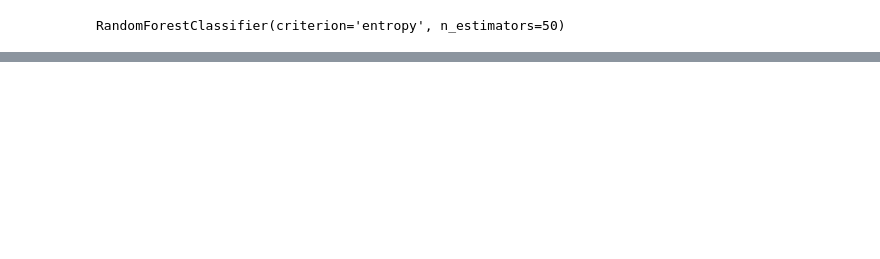
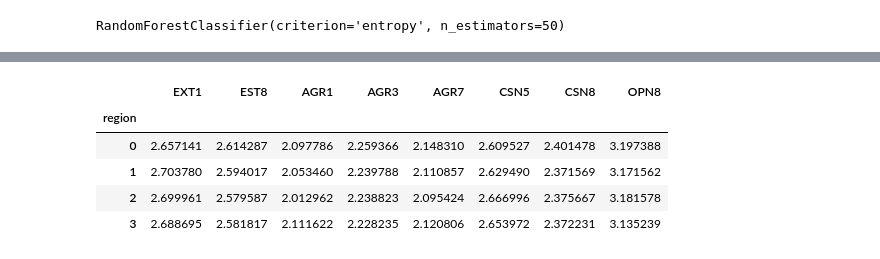
Before and after one commit to marvin2311/BigFive_Personality_Analysis, a Jupyter notebook: Notebook_Eric.ipynb, the cells around one changed output, grey strips where cells are left out. Drawn from its saved outputs; the diff is of its cells as text; code cells hidden in the pictures; blank space fills up the shorter version.

```diff
--- a/Notebook_Eric.ipynb
+++ b/Notebook_Eric.ipynb
@@ -751,0 +772,10 @@ array([[ 1.        , -0.02791711],
+# %%
+# looking at the means of every answer grouped by the target political bias
+reduced_questions_df_USA.groupby('region').mean()
+# %% [output]
+|  | EXT1 | EST8 | AGR1 | AGR3 | AGR7 | CSN5 | CSN8 | OPN8 |
+| region |  |  |  |  |  |  |  |  |
+| 0 | 2.657141 | 2.614287 | 2.097786 | 2.259366 | 2.148310 | 2.609527 | 2.401478 | 3.197388 |
+| 1 | 2.703780 | 2.594017 | 2.053460 | 2.239788 | 2.110857 | 2.629490 | 2.371569 | 3.171562 |
+| 2 | 2.699961 | 2.579587 | 2.012962 | 2.238823 | 2.095424 | 2.666996 | 2.375667 | 3.181578 |
+| 3 | 2.688695 | 2.581817 | 2.111622 | 2.228235 | 2.120806 | 2.653972 | 2.372231 | 3.135239 |
```
Also changed, not shown: parts of 22 cells of this notebook.
